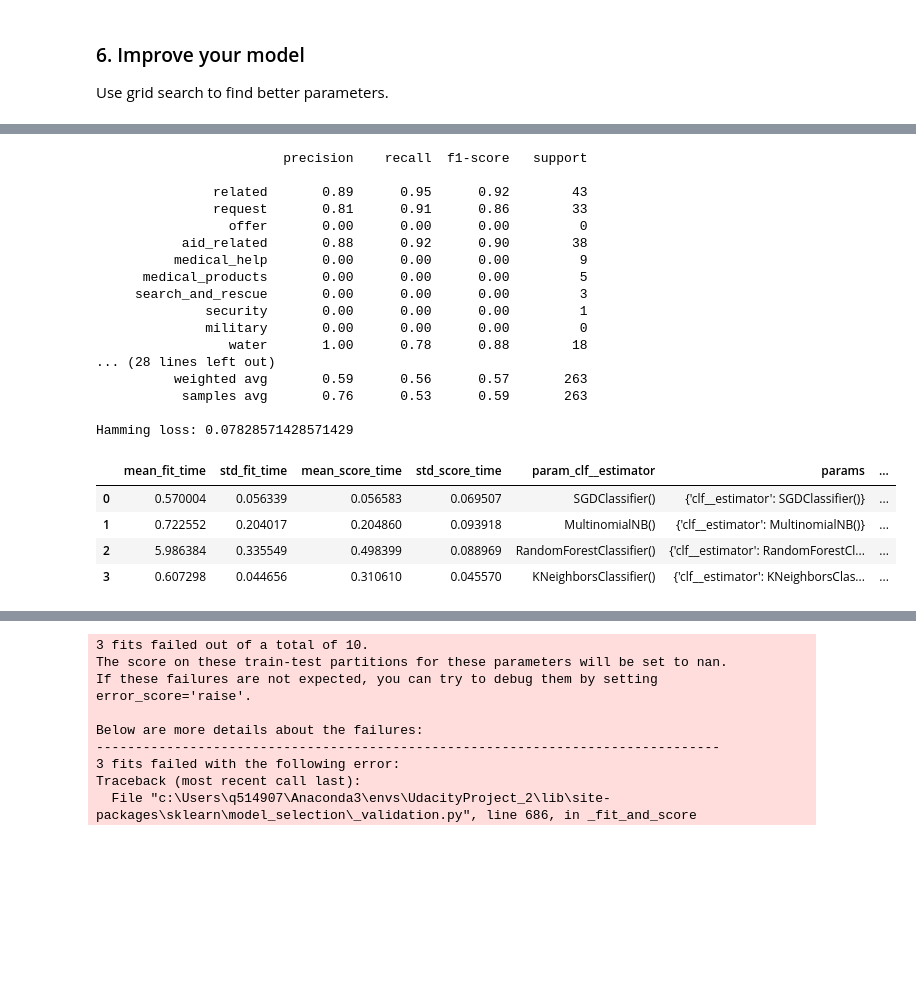
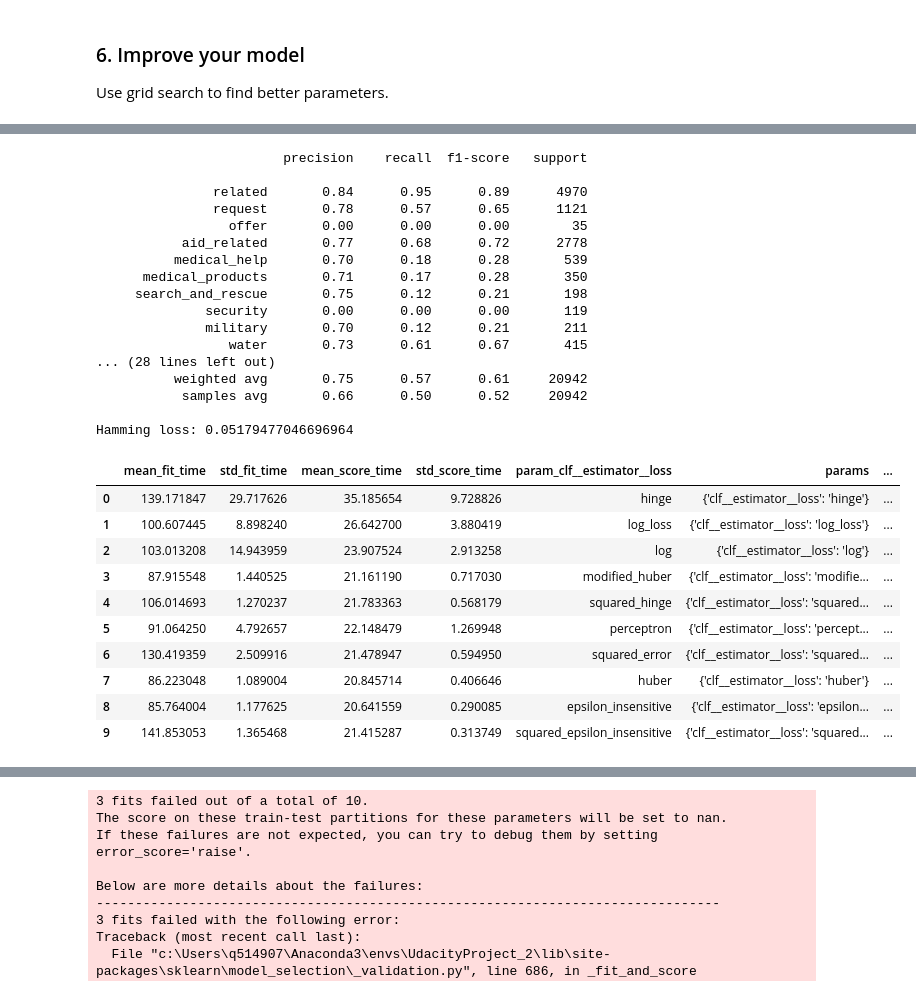
Before and after one commit to ben-sas/udacity_disaster_response_pipeline, a Jupyter notebook: ML_Pipeline.ipynb, the cells around one changed output, grey strips where cells are left out. Cells and saved outputs as stored; diff of their text form; code cells hidden in the pictures; blank space fills up the shorter version.

```diff
--- a/ML_Pipeline.ipynb
+++ b/ML_Pipeline.ipynb
@@ -283,5 +299,13 @@ grid_search_model = GridSearchCV(pipeline_modular, param_grid=parameters_algorit
 # %%
+SGDC_parameters = ["hinge", "log_loss", "log", "modified_huber", "squared_hinge", "perceptron", "squared_error", "huber", "epsilon_insensitive", "squared_epsilon_insensitive"]
+
+parameters_SGDC = {
+    'clf__estimator__loss': SGDC_parameters,
+}
+
+grid_search_SGDC = GridSearchCV(pipeline_modular, param_grid=parameters_SGDC)
+
 # train the model using X_dtm & y
-grid_search_model.fit(X_train, Y_train)
+grid_search_SGDC.fit(X_train, Y_train)
 # compute the testing accuracy
-prediction_grid_search_model = grid_search_model.predict(X_test)
+prediction_grid_search_SGDC = grid_search_SGDC.predict(X_test)
@@ -313,30 +312,38 @@ Text '    ' replaced with empty string.
 # %%
-print(classification_report(Y_test, prediction_grid_search_model, target_names=categories_colnames))
-print(f"Hamming loss: {hamming_loss(Y_test, prediction_grid_search_model)}")
+print(classification_report(Y_test, prediction_grid_search_SGDC, target_names=categories_colnames))
+print(f"Hamming loss: {hamming_loss(Y_test, prediction_grid_search_SGDC)}")
 
-pd.DataFrame(grid_search_model.cv_results_)
+grid_search_results = pd.DataFrame(grid_search_SGDC.cv_results_)
+grid_search_results
+# grid_search_results.to_csv("grid_search_results.csv")
 # %% [output]
                         precision    recall  f1-score   support
 
-               related       0.89      0.95      0.92        43
-               request       0.81      0.91      0.86        33
-                 offer       0.00      0.00      0.00         0
-           aid_related       0.88      0.92      0.90        38
-          medical_help       0.00      0.00      0.00         9
-      medical_products       0.00      0.00      0.00         5
-     search_and_rescue       0.00      0.00      0.00         3
-              security       0.00      0.00      0.00         1
-              military       0.00      0.00      0.00         0
-                 water       1.00      0.78      0.88        18
+               related       0.84      0.95      0.89      4970
+               request       0.78      0.57      0.65      1121
+                 offer       0.00      0.00      0.00        35
+           aid_related       0.77      0.68      0.72      2778
+          medical_help       0.70      0.18      0.28       539
+      medical_products       0.71      0.17      0.28       350
+     search_and_rescue       0.75      0.12      0.21       198
+              security       0.00      0.00      0.00       119
+              military       0.70      0.12      0.21       211
+                 water       0.73      0.61      0.67       415
 ... (28 lines left out)
-          weighted avg       0.59      0.56      0.57       263
-           samples avg       0.76      0.53      0.59       263
+          weighted avg       0.75      0.57      0.61     20942
+           samples avg       0.66      0.50      0.52     20942
 
-Hamming loss: 0.07828571428571429
+Hamming loss: 0.05179477046696964
-|  | mean_fit_time | std_fit_time | mean_score_time | std_score_time | param_clf__estimator | params | ... |
-| 0 | 0.570004 | 0.056339 | 0.056583 | 0.069507 | SGDClassifier() | {'clf__estimator': SGDClassifier()} | ... |
-| 1 | 0.722552 | 0.204017 | 0.204860 | 0.093918 | MultinomialNB() | {'clf__estimator': MultinomialNB()} | ... |
-| 2 | 5.986384 | 0.335549 | 0.498399 | 0.088969 | RandomForestClassifier() | {'clf__estimator': RandomForestCl... | ... |
-| 3 | 0.607298 | 0.044656 | 0.310610 | 0.045570 | KNeighborsClassifier() | {'clf__estimator': KNeighborsClas... | ... |
+|  | mean_fit_time | std_fit_time | mean_score_time | std_score_time | param_clf__estimator__loss | params | ... |
+| 0 | 139.171847 | 29.717626 | 35.185654 | 9.728826 | hinge | {'clf__estimator__loss': 'hinge'} | ... |
+| 1 | 100.607445 | 8.898240 | 26.642700 | 3.880419 | log_loss | {'clf__estimator__loss': 'log_loss'} | ... |
+| 2 | 103.013208 | 14.943959 | 23.907524 | 2.913258 | log | {'clf__estimator__loss': 'log'} | ... |
+| 3 | 87.915548 | 1.440525 | 21.161190 | 0.717030 | modified_huber | {'clf__estimator__loss': 'modifie... | ... |
+| 4 | 106.014693 | 1.270237 | 21.783363 | 0.568179 | squared_hinge | {'clf__estimator__loss': 'squared... | ... |
+| 5 | 91.064250 | 4.792657 | 22.148479 | 1.269948 | perceptron | {'clf__estimator__loss': 'percept... | ... |
+| 6 | 130.419359 | 2.509916 | 21.478947 | 0.594950 | squared_error | {'clf__estimator__loss': 'squared... | ... |
+| 7 | 86.223048 | 1.089004 | 20.845714 | 0.406646 | huber | {'clf__estimator__loss': 'huber'} | ... |
+| 8 | 85.764004 | 1.177625 | 20.641559 | 0.290085 | epsilon_insensitive | {'clf__estimator__loss': 'epsilon... | ... |
+| 9 | 141.853053 | 1.365468 | 21.415287 | 0.313749 | squared_epsilon_insensitive | {'clf__estimator__loss': 'squared... | ... |
 # %%
 stop_code
```
Also changed, not shown: parts of 10 cells of this notebook, 1 other file.
